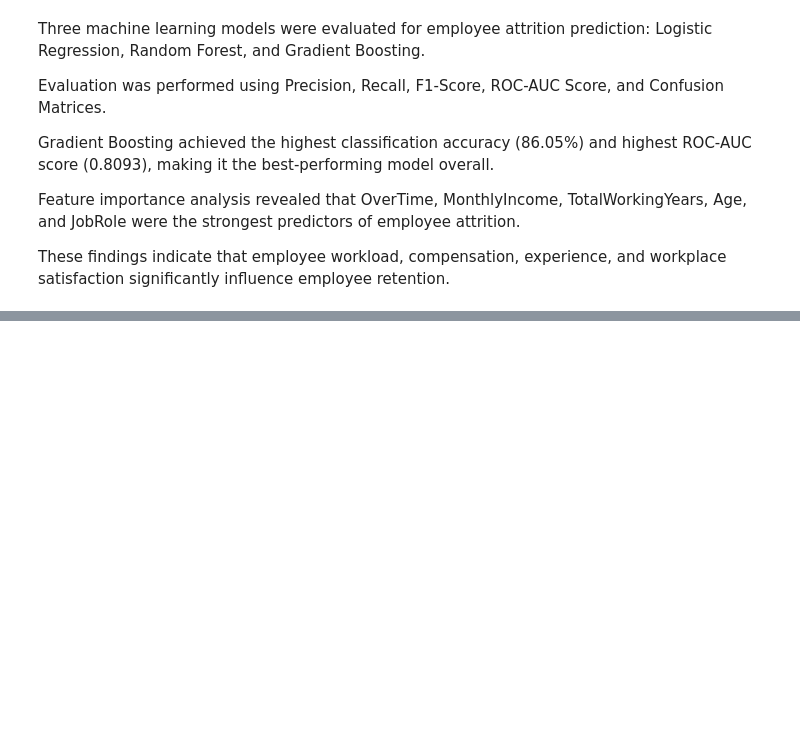
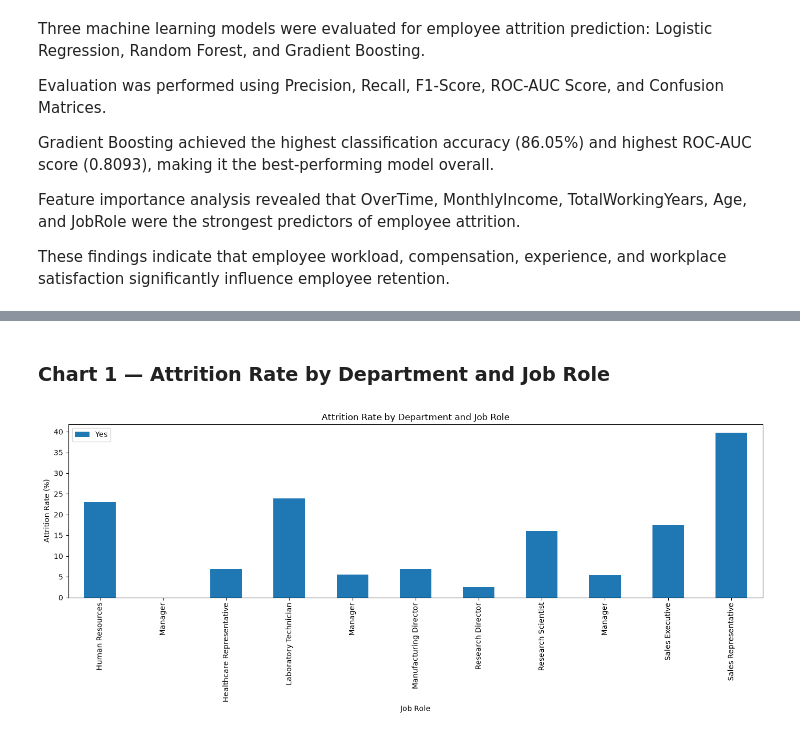
Before and after one commit to karun-16/EmployeeAttrition_Karunya, a Jupyter notebook: analysis.ipynb, the cells around one changed output, grey strips where cells are left out. Drawn from its saved outputs; the diff is of its cells as text; code cells hidden in the pictures; blank space fills up the shorter version.

Commit message:
Completed Tasks 1 to 7 Employee Attrition Analysis

```diff
--- a/analysis.ipynb
+++ b/analysis.ipynb
@@ -1195,0 +1206,32 @@ These findings indicate that employee workload, compensation, experience, and wo
+# %% [markdown]
+### Chart 1 — Attrition Rate by Department and Job Role
+# %%
+attrition_dept_role = pd.crosstab(
+    [df["Department"], df["JobRole"]],
+    df["Attrition"],
+    normalize="index"
+) * 100
+
+attrition_dept_role = attrition_dept_role.reset_index()
+
+attrition_dept_role.plot(
+    x="JobRole",
+    y="Yes",
+    kind="bar",
+    figsize=(14,6)
+)
+
+plt.title("Attrition Rate by Department and Job Role")
+plt.ylabel("Attrition Rate (%)")
+plt.xlabel("Job Role")
+
+plt.tight_layout()
+
+plt.savefig(
+    "charts/attrition_department_jobrole.png",
+    bbox_inches="tight"
+)
+
+plt.show()
+# %% [output]
+[figure, added]
```
Also changed, not shown: parts of 9 cells of this notebook, 3 other files.
